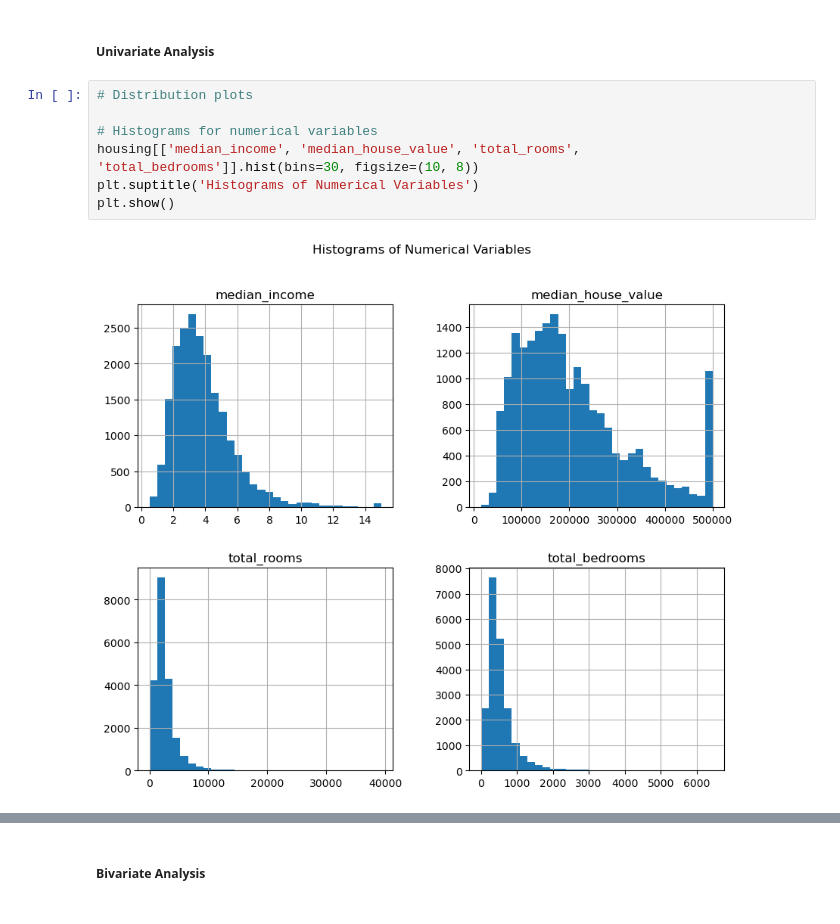
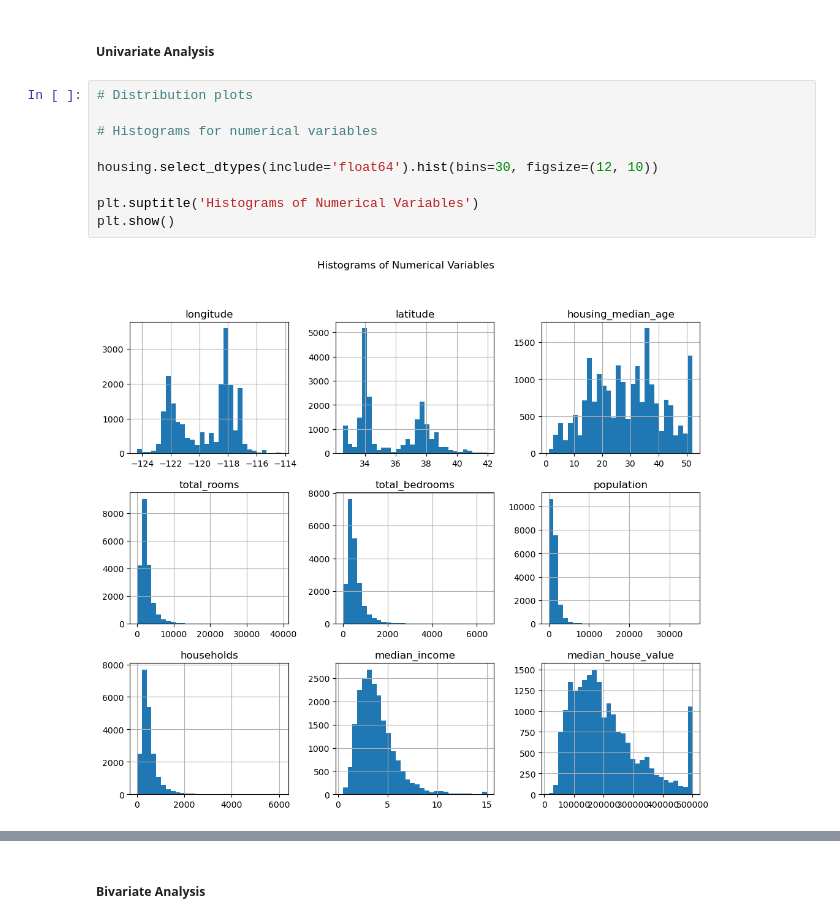
Before and after one commit to JavierSerranoGarcia/AML_notebooks, a Jupyter notebook: 01_into_eda_analysis.ipynb, the cells around one changed output, grey strips where cells are left out. Cells and saved outputs as stored; diff of their text form.

```diff
--- a/01_into_eda_analysis.ipynb
+++ b/01_into_eda_analysis.ipynb
@@ -81,12 +133,14 @@ EDA Involves
 # %%
 # Distribution plots
 
 # Histograms for numerical variables
-housing[['median_income', 'median_house_value', 'total_rooms', 'total_bedrooms']].hist(bins=30, figsize=(10, 8))
+
+housing.select_dtypes(include='float64').hist(bins=30, figsize=(12, 10))
+
 plt.suptitle('Histograms of Numerical Variables')
 plt.show()
 # %% [output]
-[figure, old version]
+[figure, new version]
 # %% [markdown]
 **Insights**
 
```
Also changed, not shown: parts of 14 cells of this notebook.
